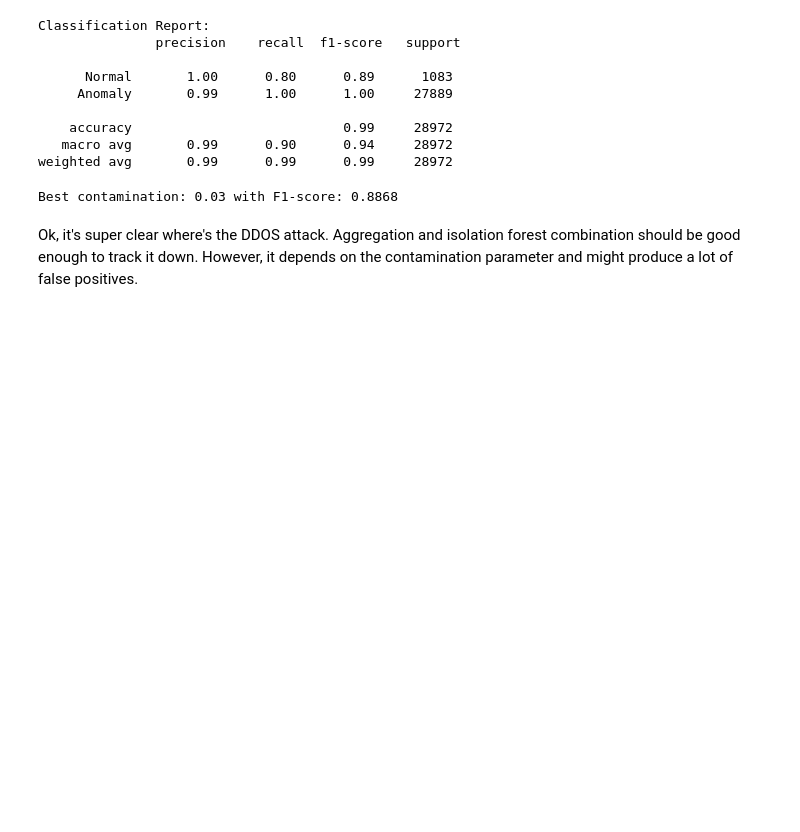
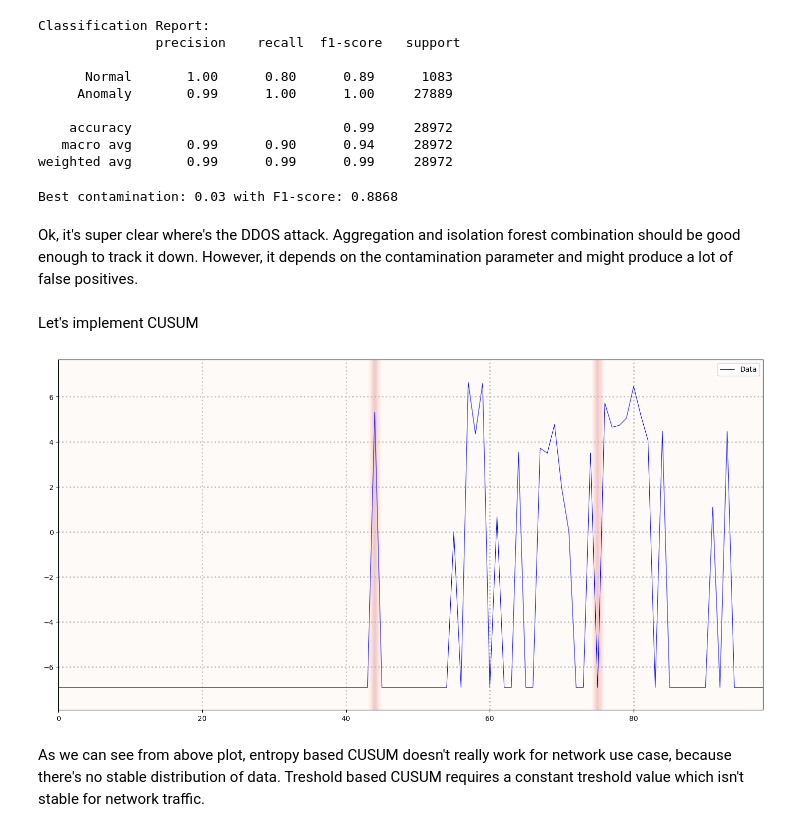
Before and after one commit to kotvytskyi/ids, a Jupyter notebook: ids-poc.ipynb, the cells around one changed output. Drawn from its saved outputs; the diff is of its cells as text; code cells hidden in the pictures; blank space fills up the shorter version.

Commit message:
feat: CUSUM

```diff
--- a/ids-poc.ipynb
+++ b/ids-poc.ipynb
@@ -179,3 +179,5 @@ print(f"Best contamination: {best_contamination} with F1-score: {best_f1:.4f}")
 Best contamination: 0.03 with F1-score: 0.8868
 # %% [markdown]
 Ok, it's super clear where's the DDOS attack. Aggregation and isolation forest combination should be good enough to track it down. However, it depends on the contamination parameter and might produce a lot of false positives.
+# %% [markdown]
+Let's implement CUSUM
@@ -181,0 +250,40 @@ Ok, it's super clear where's the DDOS attack. Aggregation and isolation forest c
+# %%
+import matplotlib.pyplot as plt
+
+np.random.seed(456)
+torch.manual_seed(456)
+
+test_log = np.log(friday_data_agg['ack_flag_counts'].values[1:100] + 0.001)
+
+y = torch.tensor(test_log, dtype=torch.float32)
+
+# Apply the detector
+test = CusumMeanDetector()
+outs = [test.predict_next(y[i]) for i in range(len(y))]
+
+# Extract changepoints
+cps = np.array([]); np.where(list(map(lambda x: x[1], outs)))[0]
+probs = np.array(list(map(lambda x: x[0], outs)))
+
+
+# Create mesh grid for visualization
+X, Y = np.meshgrid(np.arange(len(y)), np.linspace(y.min()-1, y.max()+1))
+Z = probs[X]
+
+# Plot results
+plt.figure(figsize=(18,9))
+plt.contourf(X, Y, Z, alpha=0.2, cmap="Reds")
+plt.plot(np.arange(len(y)), y.numpy(), lw=0.75, label="Data", color="blue")
+
+# Detected changepoints
+if len(cps) > 0:
+    plt.axvline(cps[0], color="red", linestyle="dashed", label="Detected changepoints", lw=2)
+    [plt.axvline(cp, color="red", linestyle="dashed", lw=2) for cp in cps[1:]]
+
+plt.grid(alpha=0.75, linestyle="dotted", lw=2)
+plt.legend()
+plt.show()
+# %% [output]
+[figure, added]
+# %% [markdown]
+As we can see from above plot, entropy based CUSUM doesn't really work for network use case, because there's no stable distribution of data. Treshold based CUSUM requires a constant treshold value which isn't stable for network traffic.
```
Also changed, not shown: parts of 1 cell of this notebook, 1 other file.
